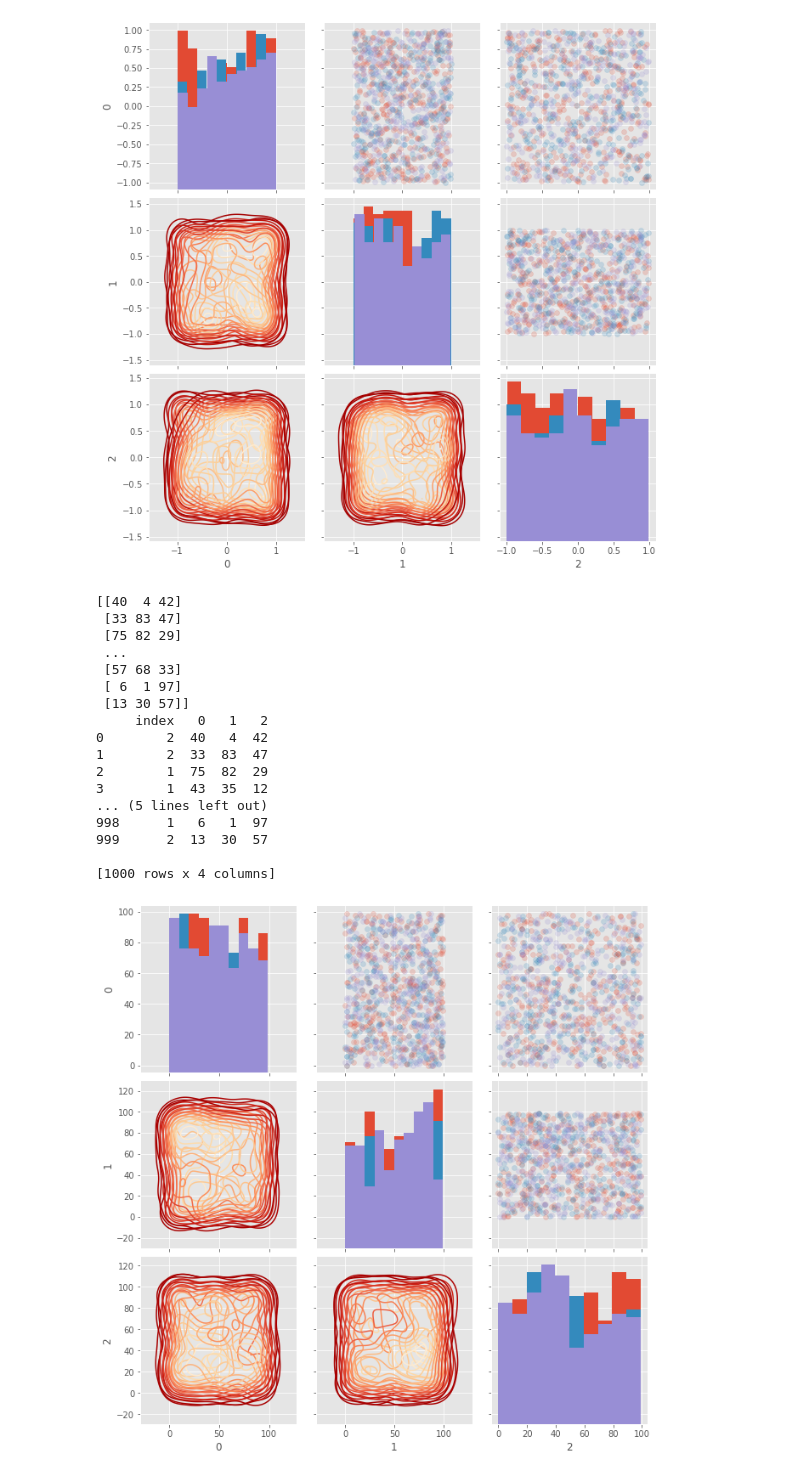
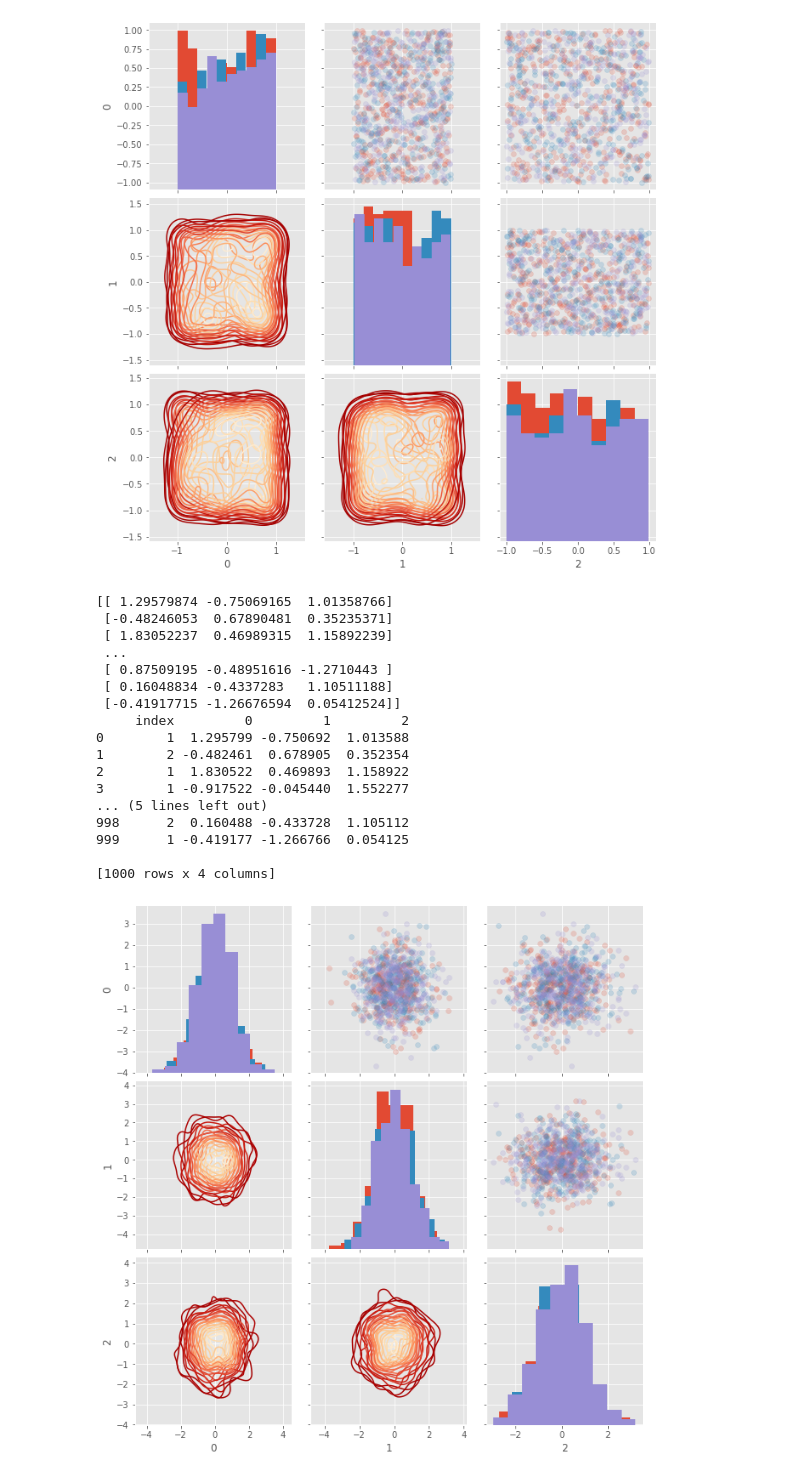
Before and after one commit to mantingxu/ML100Days, a Jupyter notebook: homework/Day_020_HW.ipynb, the cells around one changed output. Drawn from its saved outputs; the diff is of its cells as text; code cells hidden in the pictures.

```diff
--- a/homework/Day_020_HW.ipynb
+++ b/homework/Day_020_HW.ipynb
@@ -92,45 +92,53 @@ plt.show()
 nrow = 1000
 ncol = 3
 """
 Your Code Here
 """
-matrix = np.random.randint(0,100,size = (1000,3))
+"""
+rand
+一致分配產生介於0.0~0.1之間的隨機數
+randn
+常態分配產生的隨機數,
+此常態分配之平均值為0, 變異數與標準差均為1.
+"""
+#matrix = np.random.randn(nrow * ncol).reshape((nrow, ncol))
+matrix = np.random.randn(1000,3)
 print(matrix)
 # 隨機給予 0, 1, 2 三種標籤
 indice = np.random.choice([0,1,2], size=nrow)
 plot_data = pd.DataFrame(matrix, indice).reset_index()
 print(plot_data)
 # 繪製 seborn 進階 Heatmap
 grid = sns.PairGrid(data = plot_data, size = 3, diag_sharey=False,
                     hue = 'index', vars = [x for x in list(plot_data.columns) if x != 'index'])
 # hue ：針對某一字段進行分類 在此針對 index 做分類(0,1,2) ，因此圖案共有 3 個顏色
 # vars :選擇數據中的特定字段 在此選了 columns 0,1,2
 # diag_sharey :是否共用對角線的 y 軸
 """
 Your Code Here
 Please replace "..." to correct plot function
 """
 grid.map_upper(plt.scatter , alpha = 0.2)
 grid.map_diag(plt.hist)
 grid.map_lower(sns.kdeplot , cmap = plt.cm.OrRd_r)
 
 plt.show()
 # %% [output]
-[[40  4 42]
- [33 83 47]
- [75 82 29]
+[[ 1.29579874 -0.75069165  1.01358766]
+ [-0.48246053  0.67890481  0.35235371]
+ [ 1.83052237  0.46989315  1.15892239]
  ...
- [57 68 33]
- [ 6  1 97]
- [13 30 57]]
-     index   0   1   2
-0        2  40   4  42
-1        2  33  83  47
-2        1  75  82  29
-3        1  43  35  12
+ [ 0.87509195 -0.48951616 -1.2710443 ]
+ [ 0.16048834 -0.4337283   1.10511188]
+ [-0.41917715 -1.26676594  0.05412524]]
+     index         0         1         2
+0        1  1.295799 -0.750692  1.013588
+1        2 -0.482461  0.678905  0.352354
+2        1  1.830522  0.469893  1.158922
+3        1 -0.917522 -0.045440  1.552277
 ... (5 lines left out)
-998      1   6   1  97
-999      2  13  30  57
+998      2  0.160488 -0.433728  1.105112
+999      1 -0.419177 -1.266766  0.054125
 
 [1000 rows x 4 columns]
-[figure, old version]
+[figure, new version]
```
